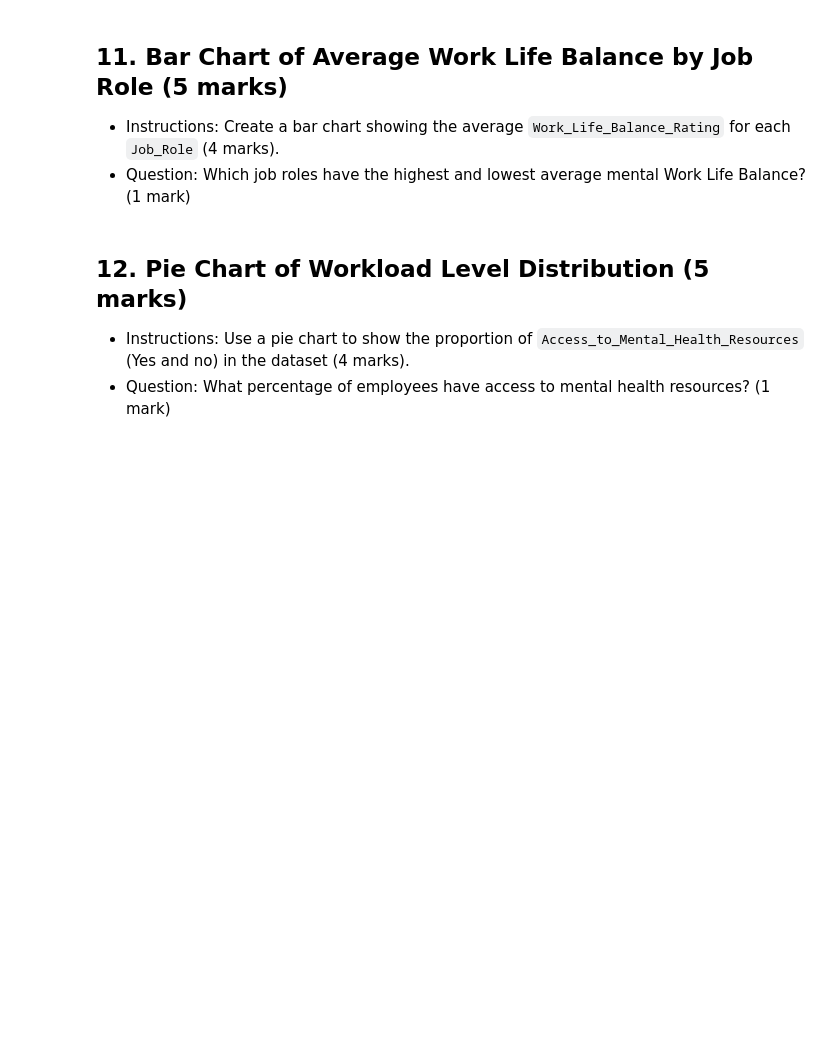
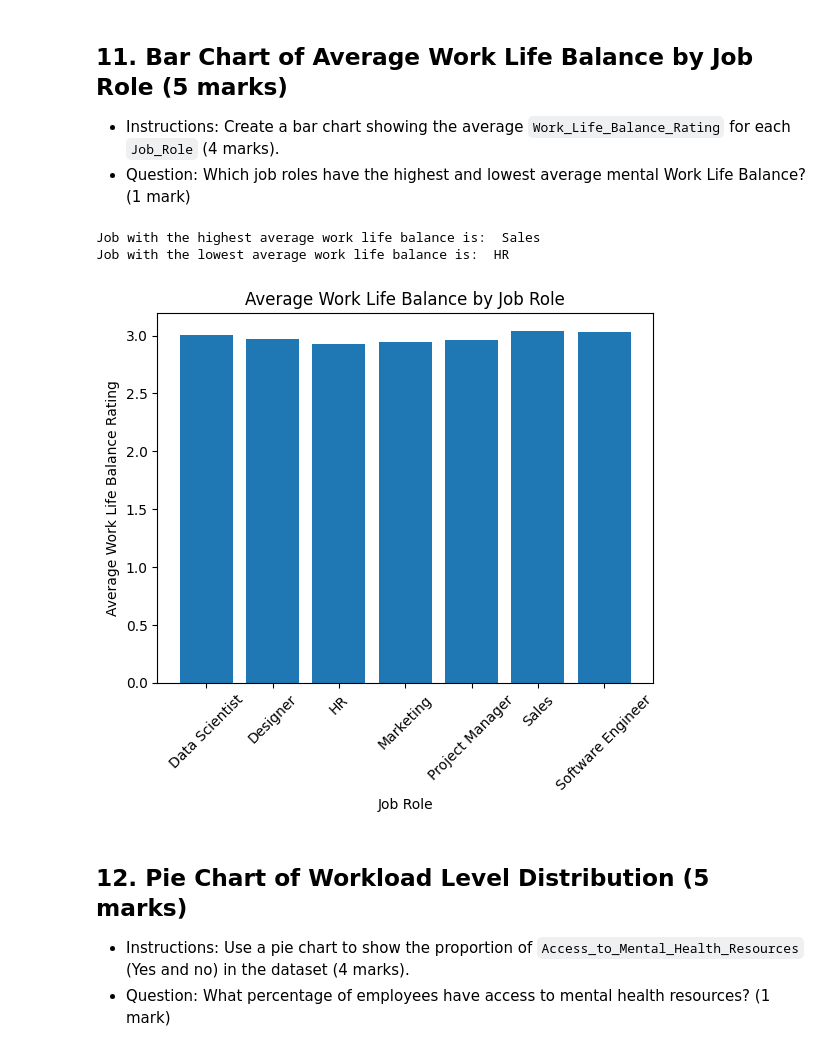
Before and after one commit to AliRKadhim/Cosmics, a Jupyter notebook: Assessment/Data_Analytics_with_Python_Assessment.ipynb, the cells around one changed output. Drawn from its saved outputs; the diff is of its cells as text; code cells hidden in the pictures; blank space fills up the shorter version.

```diff
--- a/Assessment/Data_Analytics_with_Python_Assessment.ipynb
+++ b/Assessment/Data_Analytics_with_Python_Assessment.ipynb
@@ -395,3 +396,20 @@ plt.show()
+# %%
+grouped_job_role = df.groupby('Job_Role')
+max_balance = grouped_job_role['Work_Life_Balance_Rating'].mean().idxmax()
+min_balance = grouped_job_role['Work_Life_Balance_Rating'].mean().idxmin()
+print('Job with the highest average work life balance is: ', max_balance)
+print('Job with the lowest average work life balance is: ', min_balance)
+average_balance = grouped_job_role['Work_Life_Balance_Rating'].mean()
+plt.bar(average_balance.index, average_balance.values)
+plt.xlabel('Job Role')
+plt.ylabel('Average Work Life Balance Rating')
+plt.title('Average Work Life Balance by Job Role')
+plt.xticks(rotation=45)
+plt.show()
+# %% [output]
+Job with the highest average work life balance is:  Sales
+Job with the lowest average work life balance is:  HR
+[figure, added]
 # %% [markdown]
 ## 12. Pie Chart of Workload Level Distribution (5 marks)
 - Instructions: Use a pie chart to show the proportion of `Access_to_Mental_Health_Resources` (Yes and no) in the dataset (4 marks).
```
Also changed, not shown: parts of 8 cells of this notebook.
